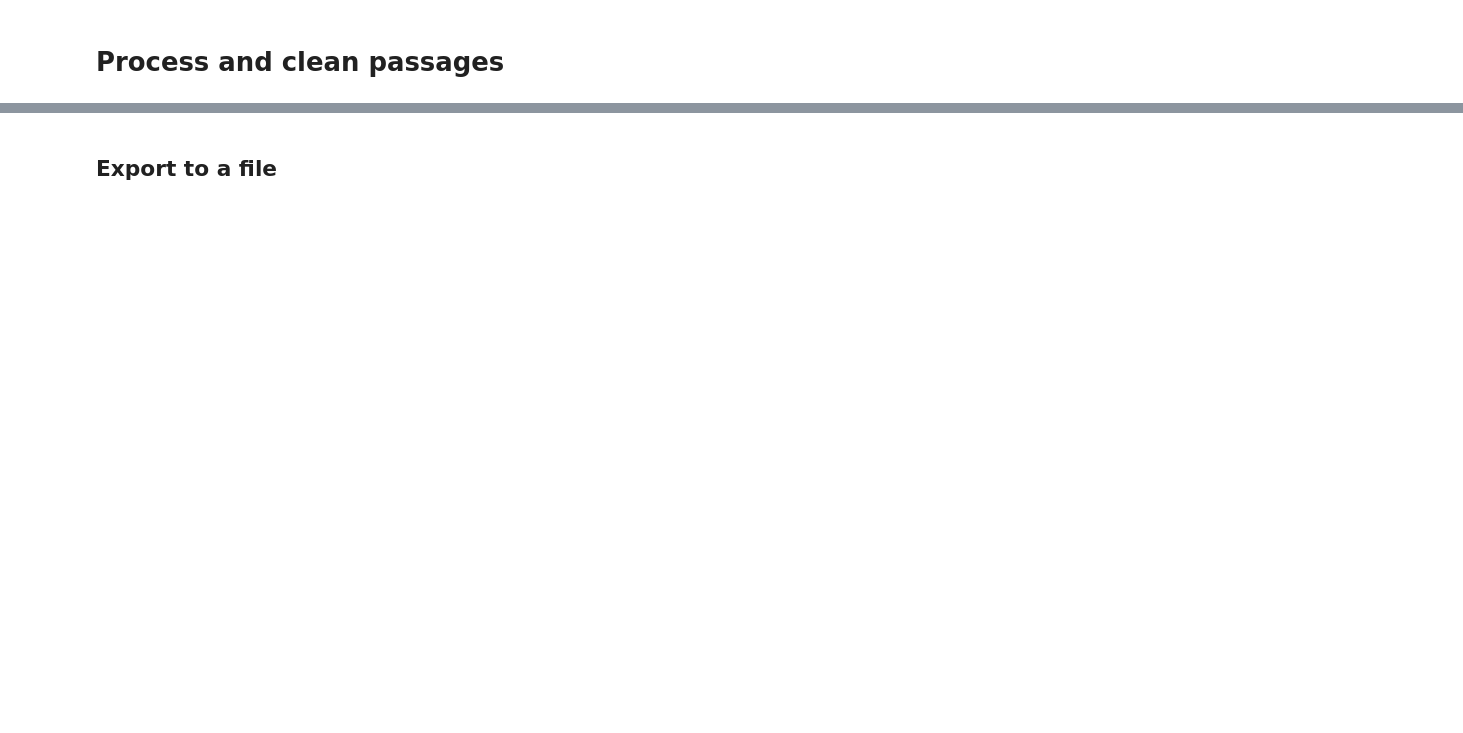
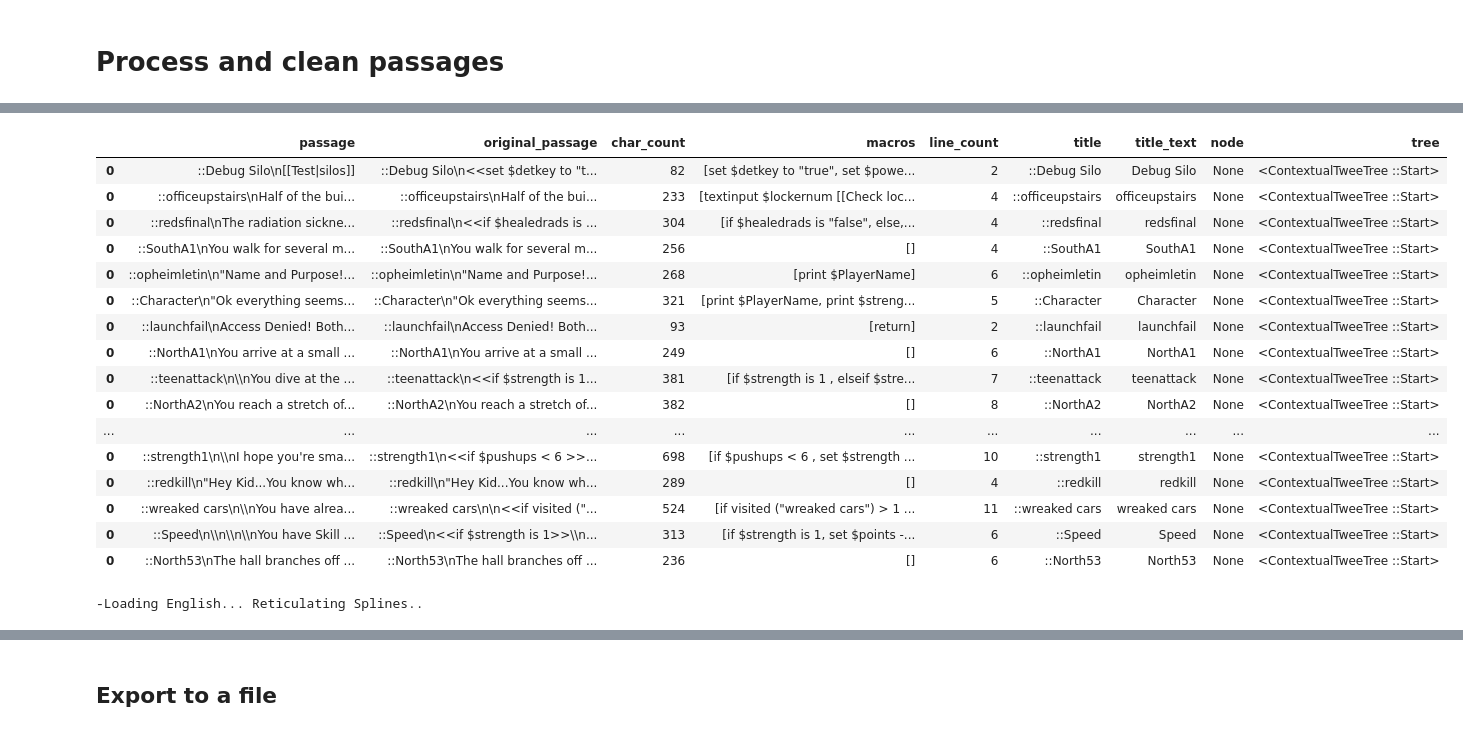
Before and after one commit to alex-calderwood/spindle, a Jupyter notebook: src/create_contextual_training_data.ipynb, the cells around one changed output, grey strips where cells are left out. Drawn from its saved outputs; the diff is of its cells as text; code cells hidden in the pictures; blank space fills up the shorter version.

Commit message:
First draft contextual training data ready.

```diff
--- a/src/create_contextual_training_data.ipynb
+++ b/src/create_contextual_training_data.ipynb
@@ -315,0 +439,3 @@ five
+# %%
+import pandas as pd
+trees = pd.read_pickle('trees.pkl')
@@ -315,0 +468,10 @@ five
+# %%
+trees_cleaned = pd.DataFrame(trees['passage'])
+trees_cleaned = trees_cleaned.rename(columns={'passage': 'tree'})
+# print(passages.shape, trees_cleaned.shape)
+passages = passages.merge(trees_cleaned, left_index=True, right_index=True)
+# if 'tree_x' in passages:
+#     del passages['tree_x']
+# if 'tree_y' in passages:
+#     del passages['tree_y']
+passages
@@ -315,0 +496,25 @@ five
+# %%
+from anytree.search import findall
+
+debug = False
+## Find the appropriate node in the tree
+def search_for_node(row):
+    row_title_text = row.title_text.strip().lower()
+
+    d = {}
+    def check(node, dd):
+        ## dd is a debug dict
+        node_title_text = twee_utils.title_to_text(node.title, remove_tag=True).strip().lower()
+        dd['node.node_title_text'] = node_title_text
+        dd['row_title_text'] = row_title_text
+        eq = row_title_text == node_title_text
+        dd['eq'] = eq
+        return eq
+
+    n = findall(row.tree, lambda x: check(x, d))
+    if debug:
+        print(d)
+    node = n[0] if n else None
+    return node
+
+passages['node'] = passages.apply(search_for_node, axis=1)
@@ -315,0 +534,22 @@ five
+# %%
+pd.set_option('display.max_rows', None)
+passages.loc[0,:]
+# %% [output]
+|  | passage | original_passage | char_count | macros | line_count | title | title_text | node | tree |
+| 0 | ::Debug Silo\n[[Test|silos]] | ::Debug Silo\n<<set $detkey to "t... | 82 | [set $detkey to "true", set $powe... | 2 | ::Debug Silo | Debug Silo | None | <ContextualTweeTree ::Start> |
+| 0 | ::officeupstairs\nHalf of the bui... | ::officeupstairs\nHalf of the bui... | 233 | [textinput $lockernum [[Check loc... | 4 | ::officeupstairs | officeupstairs | None | <ContextualTweeTree ::Start> |
+| 0 | ::redsfinal\nThe radiation sickne... | ::redsfinal\n<<if $healedrads is ... | 304 | [if $healedrads is "false", else,... | 4 | ::redsfinal | redsfinal | None | <ContextualTweeTree ::Start> |
+| 0 | ::SouthA1\nYou walk for several m... | ::SouthA1\nYou walk for several m... | 256 | [] | 4 | ::SouthA1 | SouthA1 | None | <ContextualTweeTree ::Start> |
+| 0 | ::opheimletin\n"Name and Purpose!... | ::opheimletin\n"Name and Purpose!... | 268 | [print $PlayerName] | 6 | ::opheimletin | opheimletin | None | <ContextualTweeTree ::Start> |
+| 0 | ::Character\n"Ok everything seems... | ::Character\n"Ok everything seems... | 321 | [print $PlayerName, print $streng... | 5 | ::Character | Character | None | <ContextualTweeTree ::Start> |
+| 0 | ::launchfail\nAccess Denied! Both... | ::launchfail\nAccess Denied! Both... | 93 | [return] | 2 | ::launchfail | launchfail | None | <ContextualTweeTree ::Start> |
+| 0 | ::NorthA1\nYou arrive at a small ... | ::NorthA1\nYou arrive at a small ... | 249 | [] | 6 | ::NorthA1 | NorthA1 | None | <ContextualTweeTree ::Start> |
+| 0 | ::teenattack\n\\nYou dive at the ... | ::teenattack\n<<if $strength is 1... | 381 | [if $strength is 1 , elseif $stre... | 7 | ::teenattack | teenattack | None | <ContextualTweeTree ::Start> |
+| 0 | ::NorthA2\nYou reach a stretch of... | ::NorthA2\nYou reach a stretch of... | 382 | [] | 8 | ::NorthA2 | NorthA2 | None | <ContextualTweeTree ::Start> |
+| ... | ... | ... | ... | ... | ... | ... | ... | ... | ... |
+| 0 | ::strength1\n\\nI hope you're sma... | ::strength1\n<<if $pushups < 6 >>... | 698 | [if $pushups < 6 , set $strength ... | 10 | ::strength1 | strength1 | None | <ContextualTweeTree ::Start> |
+| 0 | ::redkill\n"Hey Kid...You know wh... | ::redkill\n"Hey Kid...You know wh... | 289 | [] | 4 | ::redkill | redkill | None | <ContextualTweeTree ::Start> |
+| 0 | ::wreaked cars\n\\nYou have alrea... | ::wreaked cars\n\n<<if visited ("... | 524 | [if visited ("wreaked cars") > 1 ... | 11 | ::wreaked cars | wreaked cars | None | <ContextualTweeTree ::Start> |
+| 0 | ::Speed\n\\n\\n\\nYou have Skill ... | ::Speed\n<<if $strength is 1>>\\n... | 313 | [if $strength is 1, set $points -... | 6 | ::Speed | Speed | None | <ContextualTweeTree ::Start> |
+| 0 | ::North53\nThe hall branches off ... | ::North53\nThe hall branches off ... | 236 | [] | 6 | ::North53 | North53 | None | <ContextualTweeTree ::Start> |
+-Loading English... Reticulating Splines..
```
Also changed, not shown: parts of 28 cells of this notebook, 3 other files.
